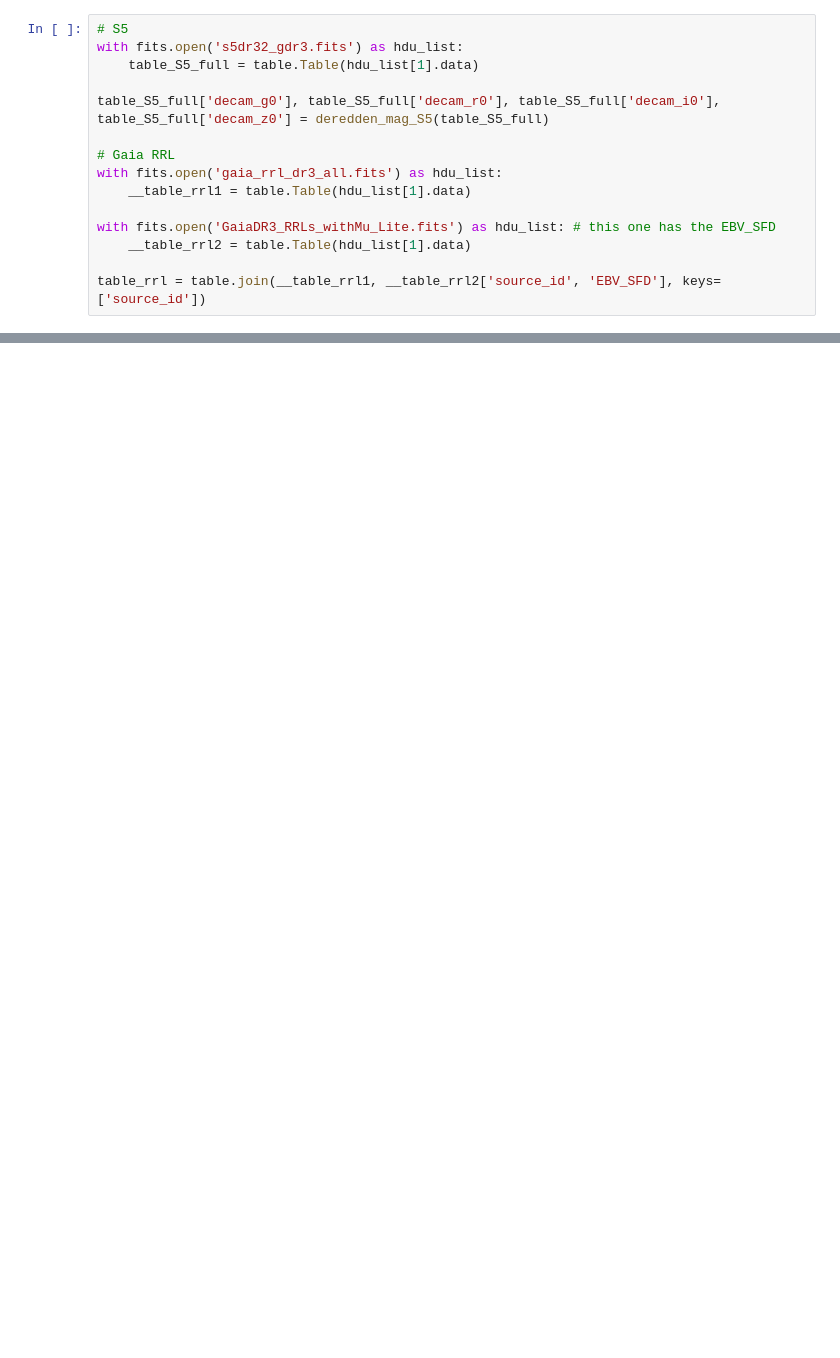
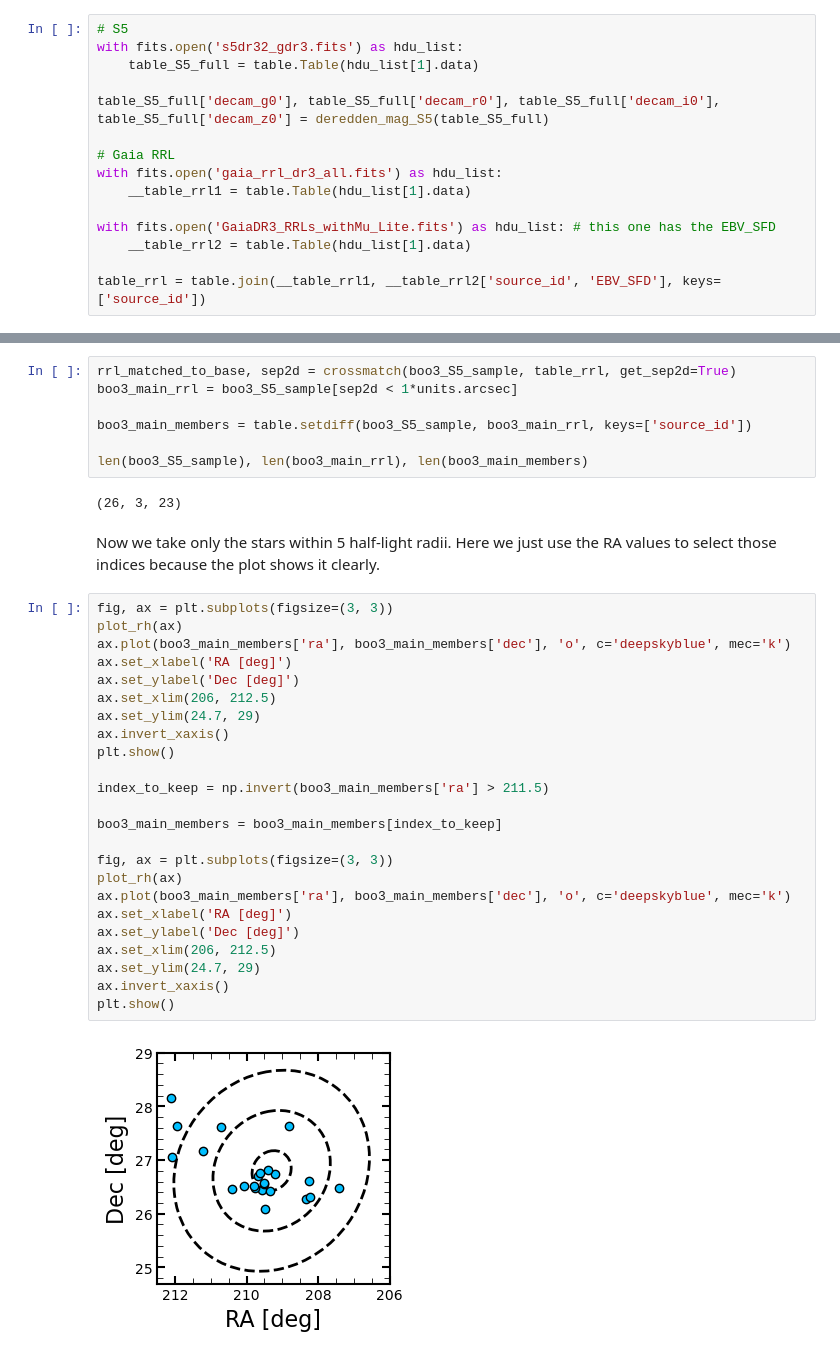
Before and after one commit to Kevin22888/Research-Bootes-III, a Jupyter notebook: main-notebooks/Bootes III Part 1.ipynb, the cells around one changed output, grey strips where cells are left out. Saved outputs shown, nothing was run; the diff lists cells and outputs as text; blank space fills up the shorter version.

```diff
--- a/main-notebooks/Bootes III Part 1.ipynb
+++ b/main-notebooks/Bootes III Part 1.ipynb
@@ -410,0 +120,38 @@ We need to use a more complete proper motion selection (drawing a convariance ma
+# %%
+rrl_matched_to_base, sep2d = crossmatch(boo3_S5_sample, table_rrl, get_sep2d=True)
+boo3_main_rrl = boo3_S5_sample[sep2d < 1*units.arcsec]
+
+boo3_main_members = table.setdiff(boo3_S5_sample, boo3_main_rrl, keys=['source_id'])
+
+len(boo3_S5_sample), len(boo3_main_rrl), len(boo3_main_members)
+# %% [output]
+(26, 3, 23)
+# %% [markdown]
+Now we take only the stars within 5 half-light radii.
+Here we just use the RA values to select those indices because the plot shows it clearly.
+# %%
+fig, ax = plt.subplots(figsize=(3, 3))
+plot_rh(ax)
+ax.plot(boo3_main_members['ra'], boo3_main_members['dec'], 'o', c='deepskyblue', mec='k')
+ax.set_xlabel('RA [deg]')
+ax.set_ylabel('Dec [deg]')
+ax.set_xlim(206, 212.5)
+ax.set_ylim(24.7, 29)
+ax.invert_xaxis()
+plt.show()
+
+index_to_keep = np.invert(boo3_main_members['ra'] > 211.5)
+
+boo3_main_members = boo3_main_members[index_to_keep]
+
+fig, ax = plt.subplots(figsize=(3, 3))
+plot_rh(ax)
+ax.plot(boo3_main_members['ra'], boo3_main_members['dec'], 'o', c='deepskyblue', mec='k')
+ax.set_xlabel('RA [deg]')
+ax.set_ylabel('Dec [deg]')
+ax.set_xlim(206, 212.5)
+ax.set_ylim(24.7, 29)
+ax.invert_xaxis()
+plt.show()
+# %% [output]
+[figure, added]
```
Also changed, not shown: parts of 50 cells of this notebook.
